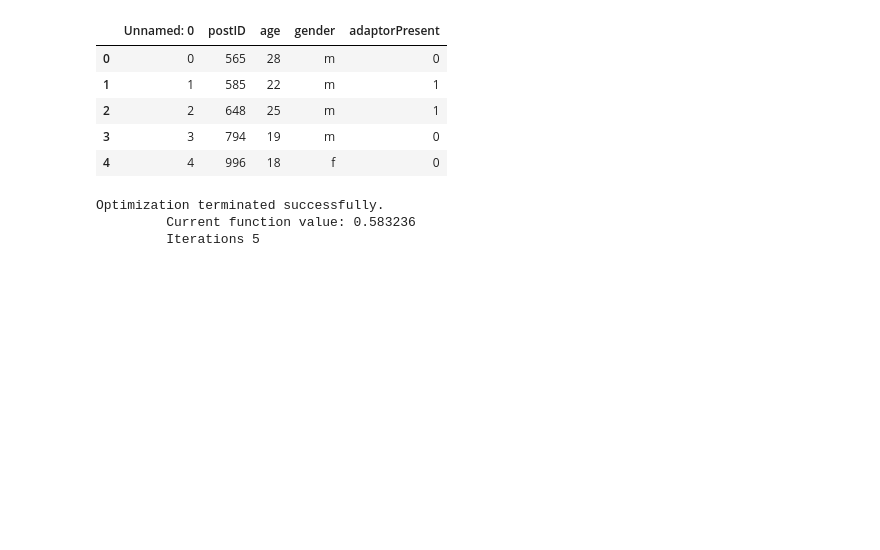
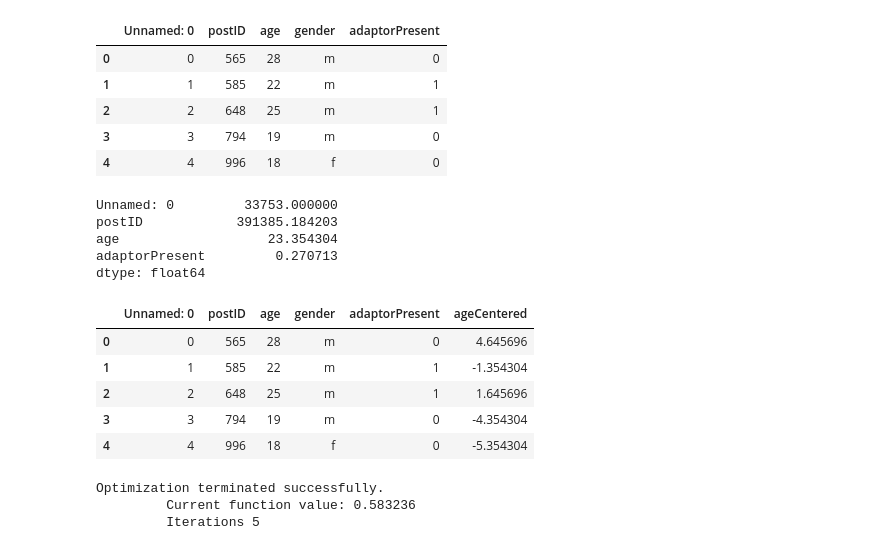
Before and after one commit to Kstar125/hedgingAsPolitenessStrategy, a Jupyter notebook: finalprojectDataProcessing.ipynb, the cells around one changed output. Drawn from its saved outputs; the diff is of its cells as text; code cells hidden in the pictures; blank space fills up the shorter version.

```diff
--- a/finalprojectDataProcessing.ipynb
+++ b/finalprojectDataProcessing.ipynb
@@ -322,4 +354,25 @@ concatAdaptorsDf.head(5)
 | 2 | 2 | 648 | 25 | m | 1 |
 | 3 | 3 | 794 | 19 | m | 0 |
 | 4 | 4 | 996 | 18 | f | 0 |
+# %%
+adaptorMean = concatAdaptorsDf.mean(numeric_only = True)
+# %%
+adaptorMean
+# %% [output]
+Unnamed: 0         33753.000000
+postID            391385.184203
+age                   23.354304
+adaptorPresent         0.270713
+dtype: float64
+# %%
+concatAdaptorsDf['ageCentered'] = concatAdaptorsDf['age'] - adaptorMean['age']
+# %%
+concatAdaptorsDf.head(5)
+# %% [output]
+|  | Unnamed: 0 | postID | age | gender | adaptorPresent | ageCentered |
+| 0 | 0 | 565 | 28 | m | 0 | 4.645696 |
+| 1 | 1 | 585 | 22 | m | 1 | -1.354304 |
+| 2 | 2 | 648 | 25 | m | 1 | 1.645696 |
+| 3 | 3 | 794 | 19 | m | 0 | -4.354304 |
+| 4 | 4 | 996 | 18 | f | 0 | -5.354304 |
 # %%
```
Also changed, not shown: parts of 18 cells of this notebook, 1 other file.
